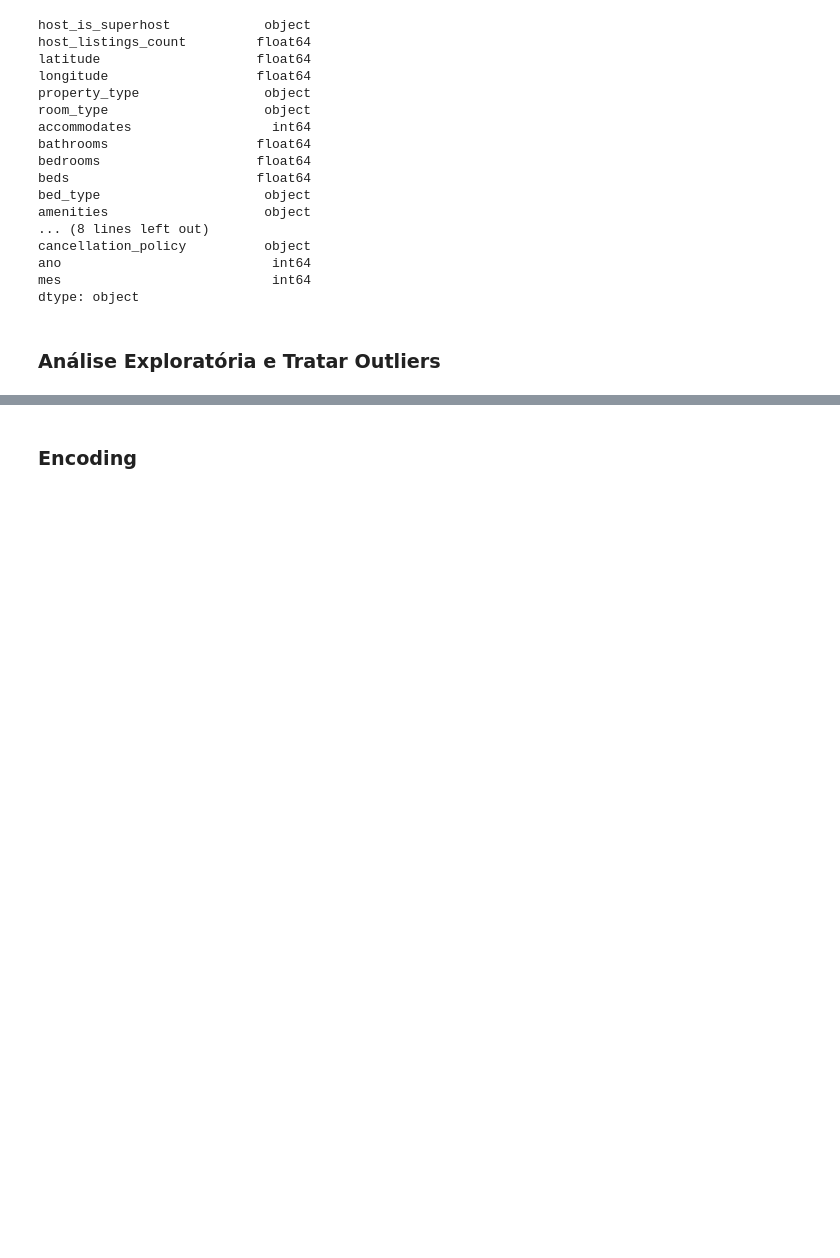
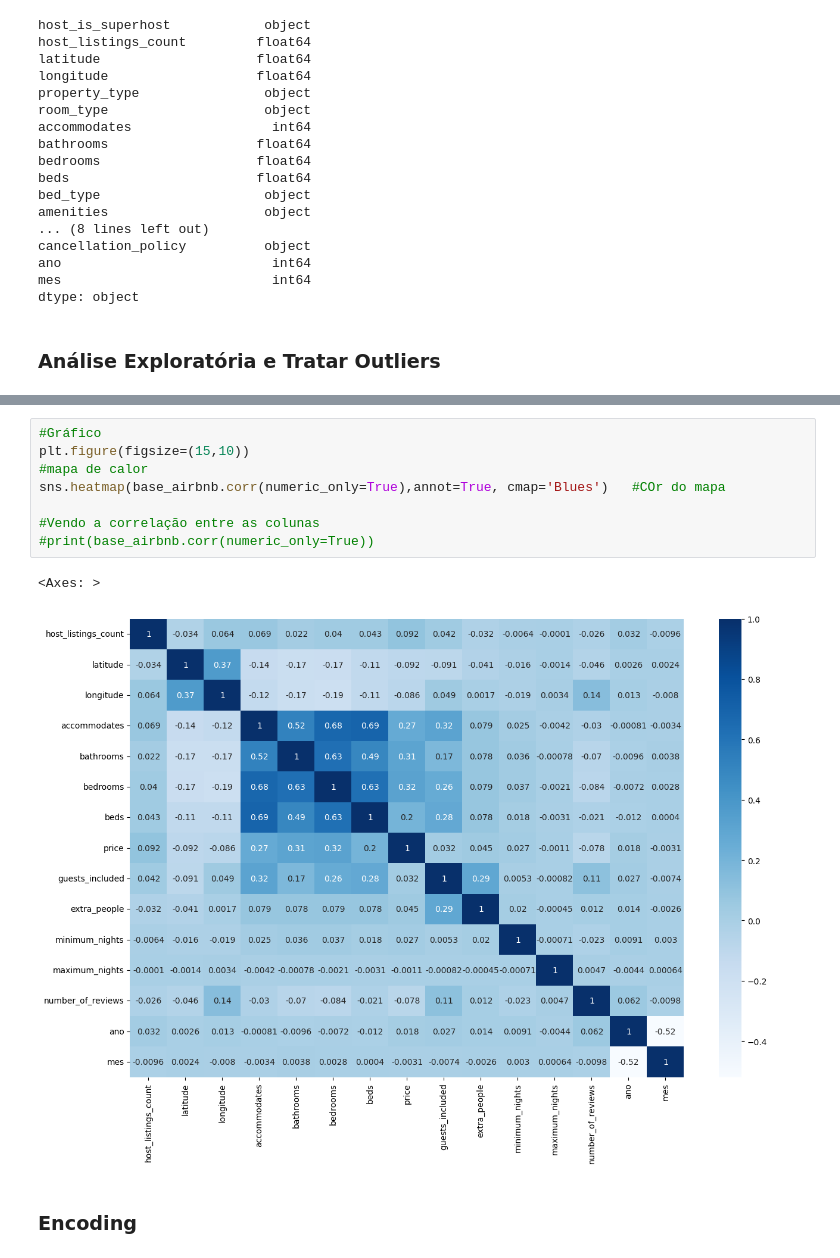
Before and after one commit to gabriellemosc/Rental-Price-Prediction, a Jupyter notebook: solucao.ipynb, the cells around one changed output, grey strips where cells are left out. Cells and saved outputs as stored; diff of their text form; blank space fills up the shorter version.

Commit message:
Verificando correlação entre as colunas

```diff
--- a/solucao.ipynb
+++ b/solucao.ipynb
@@ -208,3 +228,14 @@ dtype: object
+# %%
+#Gráfico
+plt.figure(figsize=(15,10))
+#mapa de calor
+sns.heatmap(base_airbnb.corr(numeric_only=True),annot=True, cmap='Blues')   #COr do mapa
+
+#Vendo a correlação entre as colunas
+#print(base_airbnb.corr(numeric_only=True))
+# %% [output]
+<Axes: >
+[figure, added]
 # %% [markdown]
 ### Encoding
 # %% [markdown]
```
Also changed, not shown: parts of 2 cells of this notebook.
